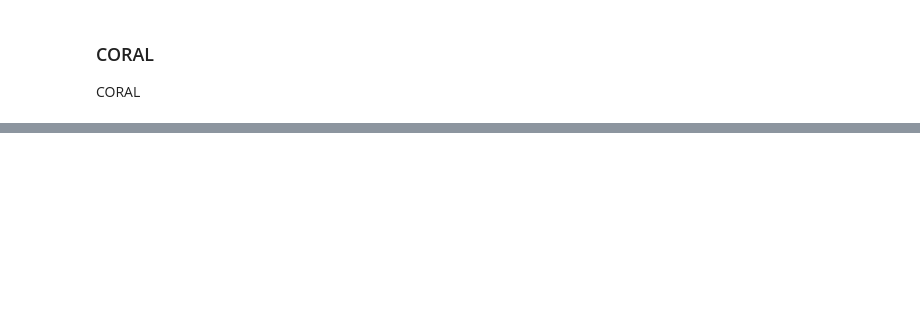
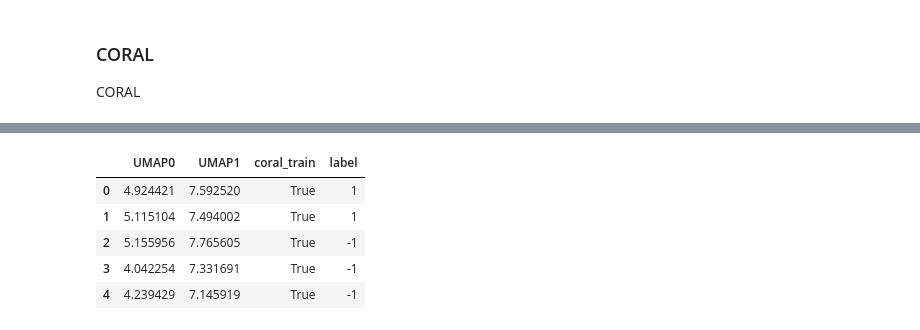
Before and after one commit to greenelab/pancancer-evaluation, a Jupyter notebook: 09_simulations/simulate_domains.ipynb, the cells around one changed output, grey strips where cells are left out. Saved outputs shown, nothing was run; the diff lists cells and outputs as text; code cells hidden in the pictures; blank space fills up the shorter version.

```diff
--- a/09_simulations/simulate_domains.ipynb
+++ b/09_simulations/simulate_domains.ipynb
@@ -187,23 +208,30 @@ print(xs_coral.shape)
 # %%
 pca = PCA(n_components=2)
-X_proj_pca = pca.fit_transform(xs_coral)
+X_proj_pca_coral = pca.fit_transform(xs_coral)
 reducer = UMAP(n_components=2, random_state=42)
-X_proj_umap = reducer.fit_transform(xs_coral)
+X_proj_umap_coral = reducer.fit_transform(xs_coral)
 
-coral_train_test = np.concatenate((
-    ['train'] * X_train_coral.shape[0],
-    ['test'] * X_holdout_coral.shape[0]
+coral_train = np.concatenate((
+    [True] * X_train_coral.shape[0],
+    [False] * X_holdout_coral.shape[0]
 ))
 
-X_pca_df = pd.DataFrame(X_proj_pca,
-                        columns=['PC{}'.format(j) for j in range(X_proj_pca.shape[1])])
-X_pca_df['coral_train_test'] = coral_train_test
-X_pca_df['label'] = ys.flatten()
+X_pca_coral_df = pd.DataFrame(X_proj_pca_coral,
+                              columns=['PC{}'.format(j) for j in range(X_proj_pca_coral.shape[1])])
+X_pca_coral_df['coral_train'] = coral_train
+X_pca_coral_df['label'] = ys.flatten()
 
-X_umap_df = pd.DataFrame(X_proj_umap,
-                        columns=['UMAP{}'.format(j) for j in range(X_proj_umap.shape[1])])
-X_umap_df['coral_train_test'] = coral_train_test
-X_umap_df['label'] = ys.flatten()
+X_umap_coral_df = pd.DataFrame(X_proj_umap_coral,
+                               columns=['UMAP{}'.format(j) for j in range(X_proj_umap_coral.shape[1])])
+X_umap_coral_df['coral_train'] = coral_train
+X_umap_coral_df['label'] = ys.flatten()
 
-X_umap_df.head()
+X_umap_coral_df.head()
+# %% [output]
+|  | UMAP0 | UMAP1 | coral_train | label |
+| 0 | 4.924421 | 7.592520 | True | 1 |
+| 1 | 5.115104 | 7.494002 | True | 1 |
+| 2 | 5.155956 | 7.765605 | True | -1 |
+| 3 | 4.042254 | 7.331691 | True | -1 |
+| 4 | 4.239429 | 7.145919 | True | -1 |
 # %%
```
Also changed, not shown: parts of 29 cells of this notebook, 3 other files.
